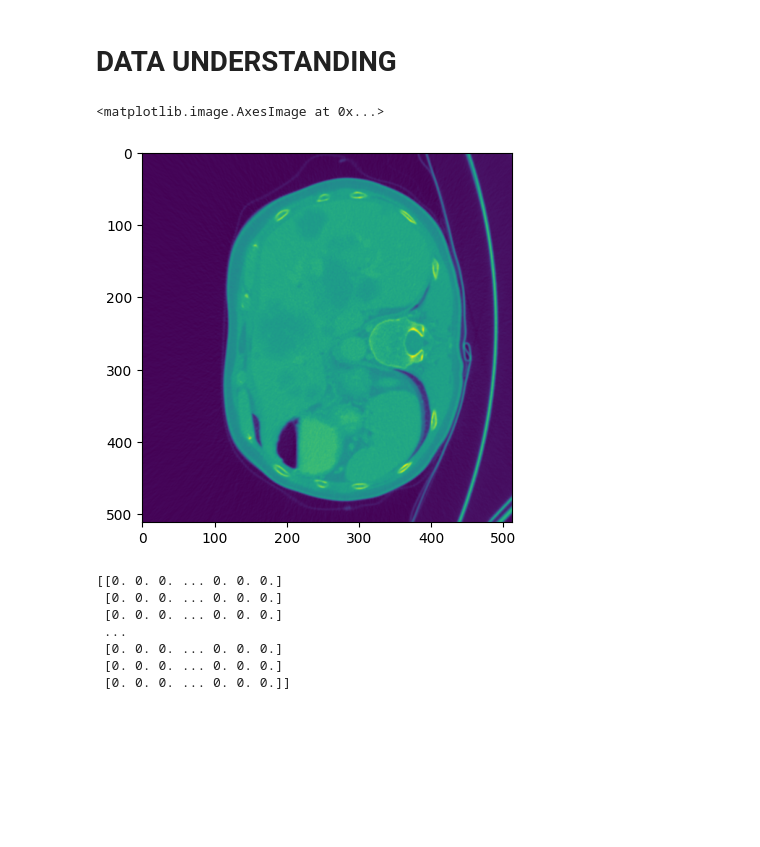
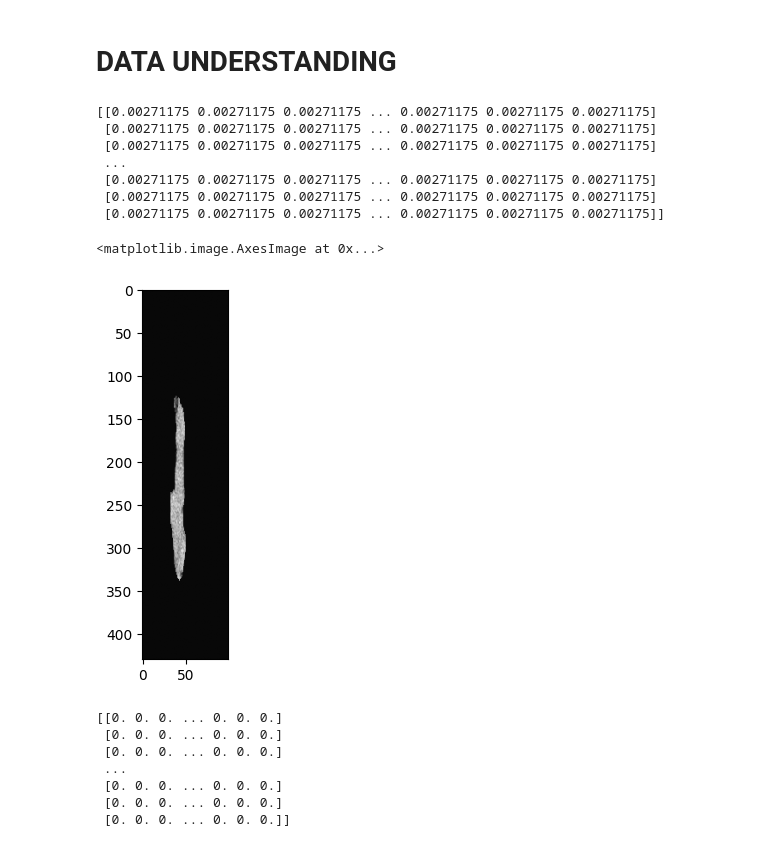
Before and after one commit to MartijnMakaske/CRLM-morph-features, a Jupyter notebook: data_understanding.ipynb, the cells around one changed output. Saved outputs shown, nothing was run; the diff lists cells and outputs as text; code cells hidden in the pictures; blank space fills up the shorter version.

```diff
--- a/data_understanding.ipynb
+++ b/data_understanding.ipynb
@@ -10,19 +10,27 @@ import matplotlib.pyplot as plt
 # DATA UNDERSTANDING #
 # %%
 #data imports
-dataset_path = 'L:/Basic/divi/jstoker/slicer_pdac/Master Students WS 24/Martijn/data/scan niftis cropped'
+dataset_path = 'L:/Basic/divi/jstoker/slicer_pdac/Master Students WS 24/Martijn/data/padded_liver_segmentations'
 dataset_segmentation_path = 'L:/Basic/divi/jstoker/slicer_pdac/Master Students WS 24/Martijn/data/labels made by AI model cropped'
 
 #first image as an example
-image = nib.load(os.path.join(dataset_path, 'CAESAR001_0_0000.nii.gz'))
+image = nib.load(os.path.join(dataset_path, 'CAESAR001_1_0000_padded.nii.gz'))
 image_data = image.get_fdata()
+print(image_data[:,50,:])
 image_header = image.header
 
 #show an example image
-plt.imshow(image_data[:,:,30])
+plt.imshow(image_data[:,50,:], cmap='gray')
 # %% [output]
-<matplotlib.image.AxesImage at 0x...>
+[[0.00271175 0.00271175 0.00271175 ... 0.00271175 0.00271175 0.00271175]
+ [0.00271175 0.00271175 0.00271175 ... 0.00271175 0.00271175 0.00271175]
+ [0.00271175 0.00271175 0.00271175 ... 0.00271175 0.00271175 0.00271175]
+ ...
+ [0.00271175 0.00271175 0.00271175 ... 0.00271175 0.00271175 0.00271175]
+ [0.00271175 0.00271175 0.00271175 ... 0.00271175 0.00271175 0.00271175]
+ [0.00271175 0.00271175 0.00271175 ... 0.00271175 0.00271175 0.00271175]]
+<matplotlib.image.AxesImage at 0x...>
-[figure, old version]
+[figure, new version]
 # %%
 #show segmentation
 segm_img = nib.load(os.path.join(dataset_segmentation_path, 'CAESAR001_0.nii.gz'))
```
Also changed, not shown: parts of 1 cell of this notebook, 1 other file.
